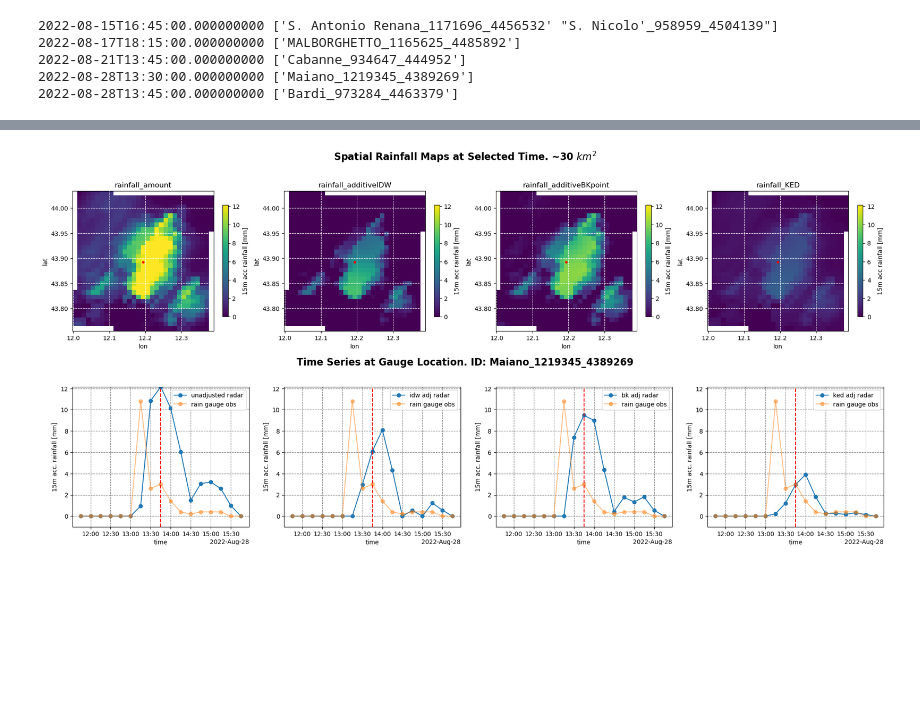
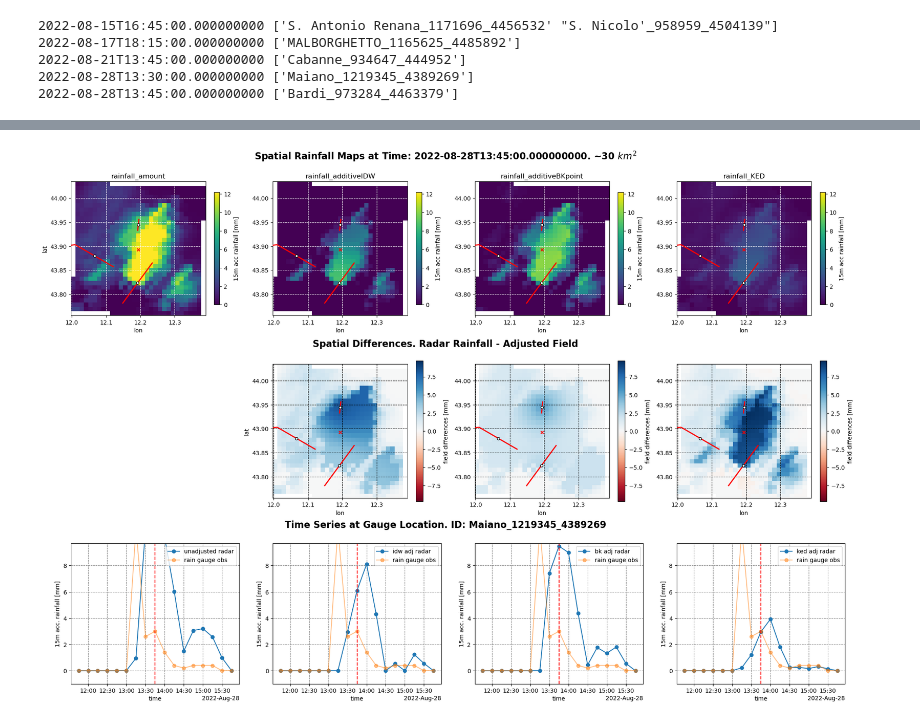
Before and after one commit to EliaCovi/radar_adjustment_intercomparison, a Jupyter notebook: 4_adjustment_analysis.ipynb, the cells around one changed output, grey strips where cells are left out. Saved outputs shown, nothing was run; the diff lists cells and outputs as text; code cells hidden in the pictures; blank space fills up the shorter version.

Commit message:
plot event

```diff
--- a/4_adjustment_analysis.ipynb
+++ b/4_adjustment_analysis.ipynb
@@ -266,7 +291,10 @@ ds_gauges['radar_diff'] = ds_gauges['rainfall_amount'] - ds_gauges['rainfall_rad
 ds_gauges['idw_diff'] = ds_gauges['rainfall_amount'] - ds_gauges['adjust_idw']
 ds_gauges['bk_diff'] = ds_gauges['rainfall_amount'] - ds_gauges['adjust_bk']
 ds_gauges['ked_diff'] = ds_gauges['rainfall_amount'] - ds_gauges['adjust_ked']
-mean_diff_gauges = ds_gauges.reduce(np.nanmean, dim='time')
+
+ds_rad['idw_diff'] = ds_rad['rainfall_amount'] - ds_rad['rainfall_additiveIDW']
+ds_rad['bk_diff'] = ds_rad['rainfall_amount'] - ds_rad['rainfall_additiveBKpoint']
+ds_rad['ked_diff'] = ds_rad['rainfall_amount'] - ds_rad['rainfall_KED']
 # %%
 test = ds_gauges.where((np.abs(ds_gauges.radar_diff) > 8)&(np.abs(ds_gauges.idw_diff) < 1), drop=True)
 for t in test.time.values:
@@ -306,12 +334,13 @@ for t in test.time.values:
 # %%
 # SELECT TIME AND RAIN GAUGES
 seltime = '2022-08-28T13:45:00.000000000'
-selids = ['Maiano_1219345_4389269', 'Monteombraro_1100875_4437632', 'Bardi_973284_4463379']
+selids = ['Maiano_1219345_4389269','Monteombraro_1100875_4437632','Bardi_973284_4463379']
 # area [km2] to display around the station
 area_maps = 30
 # how many hours to display before and after seltime
 deltah_timeline = 2
 #>>>>>>>>>>>>>>>>>>>>>>>>>>>>>>>>>>>>>>>>>>>>>>>>>>>>>>>>>>>>>>>>>>>>>>>>>>>>>>>>>>>>>>>>>>>>>>>>>>>>>>>>>>>>>>>>>>>>>>>>>>>>>>>
+gdf = geom_at_seltime(ds_cmls, seltime)
 for sid in selids:
     # cut area using projected grid
     low_lon = float(ds_gauges.x.sel(id=sid).values) - area_maps*1000/2
@@ -320,52 +349,83 @@ for sid in selids:
     up_lat = float(ds_gauges.y.sel(id=sid).values) + area_maps*1000/2
     mask = (ds_rad.xs >=  low_lon)&(ds_rad.xs <=  up_lon)&(ds_rad.ys >=  low_lat)&(ds_rad.ys <=  up_lat)
     ds_rad_cut = ds_rad.where(mask, drop=True)
+    #ds_rad_cut = ds_rad_cut.rio.write_crs("EPSG:4326", inplace=True)
     #plot all the maps with the stations positions
     vmax = np.nanmax(np.concatenate([ds_rad_cut.rainfall_amount.sel(time = seltime).values.flatten(),
                                      ds_rad_cut.rainfall_additiveIDW.sel(time = seltime).values.flatten(),
                                      ds_rad_cut.rainfall_additiveBKpoint.sel(time = seltime).values.flatten(),
                                      ds_rad_cut.rainfall_KED.sel(time = seltime).values.flatten()], axis=0))
 
-    fig, ax=plt.subplots(2,4, figsize=(24,10))
+    fig, ax=plt.subplots(3,4, figsize=(24,15))
     ds_rad_cut.rainfall_amount.sel(time = seltime).plot(ax=ax[0,0], vmin=0, vmax=vmax,
                                                         cbar_kwargs={'label': '15m acc rainfall [mm]', 'shrink': 0.8})
     ds_rad_cut.rainfall_additiveIDW.sel(time = seltime).plot(ax=ax[0,1], vmin=0, vmax=vmax,
                                                         cbar_kwargs={'label': '15m acc rainfall [mm]', 'shrink': 0.8})
     ds_rad_cut.rainfall_additiveBKpoint.sel(time = seltime).plot(ax=ax[0,2], vmin=0, vmax=vmax,
                                                         cbar_kwargs={'label': '15m acc rainfall [mm]', 'shrink': 0.8})
     ds_rad_cut.rainfall_KED.sel(time = seltime).plot(ax=ax[0,3], vmin=0, vmax=vmax,
                                                         cbar_kwargs={'label': '15m acc rainfall [mm]', 'shrink': 0.8})
     ax[0,0].set_title('rainfall_amount')
     ax[0,1].set_title('rainfall_additiveIDW')
     ax[0,2].set_title('rainfall_additiveBKpoint')
     ax[0,3].set_title('rainfall_KED')
     for i in range(4):
         ax[0,i].grid(linestyle='--', color='white')
-        ax[0,i].scatter(ds_gauges.lon.sel(id=sid), ds_gauges.lat.sel(id=sid), color='red', s=10)
+        ax[0,i].scatter(ds_gauges.lon.sel(id=sid), ds_gauges.lat.sel(id=sid), color='red', s=25, marker='x')
         ax[0,i].set_xlabel('lon')
-        ax[0,i].set_ylabel('lat')
+        ax[0,i].set_ylabel('')
+        gdf.plot(ax=ax[0,i], linewidth=2, color='red', zorder=5)
+        ax[0,i].scatter(gdf.middle_lon, gdf.middle_lat, color='white', edgecolor='black', s=20, zorder=6)
+
+    ax[0,0].set_ylabel('lat')
+
+    # plot field differences
+    vmax = np.nanmax(np.concatenate([np.abs(ds_rad_cut.idw_diff.sel(time = seltime).values.flatten()),
+                                     np.abs(ds_rad_cut.bk_diff.sel(time = seltime).values.flatten()),
+                                     np.abs(ds_rad_cut.ked_diff.sel(time = seltime).values.flatten())], axis=0))
+
+    ds_rad_cut.idw_diff.sel(time = seltime).plot(ax=ax[1,1], vmin=-vmax, vmax=vmax, cmap='RdBu',
+                                                 cbar_kwargs={'label':'field differences [mm]'})
+    ds_rad_cut.bk_diff.sel(time = seltime).plot(ax=ax[1,2], vmin=-vmax, vmax=vmax, cmap='RdBu',
+                                                 cbar_kwargs={'label':'field differences [mm]'})
+    ds_rad_cut.ked_diff.sel(time = seltime).plot(ax=ax[1,3], vmin=-vmax, vmax=vmax, cmap='RdBu',
+                                                 cbar_kwargs={'label':'field differences [mm]'})
+
+    for i in range(1,4):
+        ax[1,i].set_title('')
+        ax[1,i].grid(linestyle='--', color='black')
+        ax[1,i].scatter(ds_gauges.lon.sel(id=sid), ds_gauges.lat.sel(id=sid), color='red', s=25, marker='x')
+        ax[1,i].set_xlabel('lon')
+        ax[1,i].set_ylabel('')
+        gdf.plot(ax=ax[1,i], linewidth=2, color='red', zorder=5)
+        ax[1,i].scatter(gdf.middle_lon, gdf.middle_lat, color='white', edgecolor='black', s=20, zorder=6)
+
+    ax[1,1].set_ylabel('lat')
 
     # plot time series
     interval = slice(np.datetime64(seltime)-np.timedelta64(deltah_timeline,'h'),
                      np.datetime64(seltime)+np.timedelta64(deltah_timeline,'h'))
-    ds_gauges.rainfall_radar.sel(id=sid, time=interval).plot.line(ax=ax[1,0], marker='o', label='unadjusted radar')
-    ds_gauges.rainfall_amount.sel(id=sid, time=interval).plot.line(ax=ax[1,0], marker='o', label='rain gauge obs', alpha=.5)
-    ds_gauges.adjust_idw.sel(id=sid, time=interval).plot.line(ax=ax[1,1], marker='o', label='idw adj radar')
-    ds_gauges.rainfall_amount.sel(id=sid, time=interval).plot.line(ax=ax[1,1], marker='o', label='rain gauge obs', alpha=.5)
-    ds_gauges.adjust_bk.sel(id=sid, time=interval).plot.line(ax=ax[1,2], marker='o', label='bk adj radar')
-    ds_gauges.rainfall_amount.sel(id=sid, time=interval).plot.line(ax=ax[1,2], marker='o', label='rain gauge obs', alpha=.5)
-    ds_gauges.adjust_ked.sel(id=sid, time=interval).plot.line(ax=ax[1,3], marker='o', label='ked adj radar')
-    ds_gauges.rainfall_amount.sel(id=sid, time=interval).plot.line(ax=ax[1,3], marker='o', label='rain gauge obs', alpha=.5)
+    ds_gauges.rainfall_radar.sel(id=sid, time=interval).plot.line(ax=ax[2,0], marker='o', label='unadjusted radar')
+    ds_gauges.rainfall_amount.sel(id=sid, time=interval).plot.line(ax=ax[2,0], marker='o', label='rain gauge obs', alpha=.5)
+    ds_gauges.adjust_idw.sel(id=sid, time=interval).plot.line(ax=ax[2,1], marker='o', label='idw adj radar')
+    ds_gauges.rainfall_amount.sel(id=sid, time=interval).plot.line(ax=ax[2,1], marker='o', label='rain gauge obs', alpha=.5)
+    ds_gauges.adjust_bk.sel(id=sid, time=interval).plot.line(ax=ax[2,2], marker='o', label='bk adj radar')
+    ds_gauges.rainfall_amount.sel(id=sid, time=interval).plot.line(ax=ax[2,2], marker='o', label='rain gauge obs', alpha=.5)
+    ds_gauges.adjust_ked.sel(id=sid, time=interval).plot.line(ax=ax[2,3], marker='o', label='ked adj radar')
+    ds_gauges.rainfall_amount.sel(id=sid, time=interval).plot.line(ax=ax[2,3], marker='o', label='rain gauge obs', alpha=.5)
     for i in range(4):
-        ax[1,i].grid(linestyle='--', c='gray')
-        ax[1,i].axvline(x=np.datetime64(seltime), c='red', linestyle='--')
-        ax[1,i].set_ylim([-1, vmax])
-        ax[1,i].legend()
-        ax[1,i].set_ylabel('15m acc. rainfall [mm]')
-        ax[1,i].set_title('')
+        ax[2,i].grid(linestyle='--', c='gray')
+        ax[2,i].axvline(x=np.datetime64(seltime), c='red', linestyle='--')
+        ax[2,i].set_ylim([-1, vmax])
+        ax[2,i].legend()
+        ax[2,i].set_ylabel('15m acc. rainfall [mm]')
+        ax[2,i].set_title('')
 
-    fig.text(0.5, 0.95, 'Spatial Rainfall Maps at Selected Time. ~'+str(area_maps)+' $km^2$', ha='center', fontsize=16, fontweight='bold')
-    fig.text(0.5, 0.48, 'Time Series at Gauge Location. ID: '+sid, ha='center', fontsize=16, fontweight='bold')
-    plt.subplots_adjust(hspace=0.4)
+    fig.text(0.5, 0.95, 'Spatial Rainfall Maps at Time: '+seltime+'. ~'+str(area_maps)+' $km^2$', ha='center', fontsize=16, fontweight='bold')
+    fig.text(0.5, 0.65, 'Spatial Differences. Radar Rainfall - Adjusted Field', ha='center', fontsize=16, fontweight='bold')
+    fig.text(0.5, 0.36, 'Time Series at Gauge Location. ID: '+sid, ha='center', fontsize=16, fontweight='bold')
+    plt.subplots_adjust(hspace=0.3, top=0.92)
+
+    fig.delaxes(ax[1,0])
 # %% [output]
-[figure, old version]
+[figure, new version]
```
Also changed, not shown: parts of 4 cells of this notebook.
